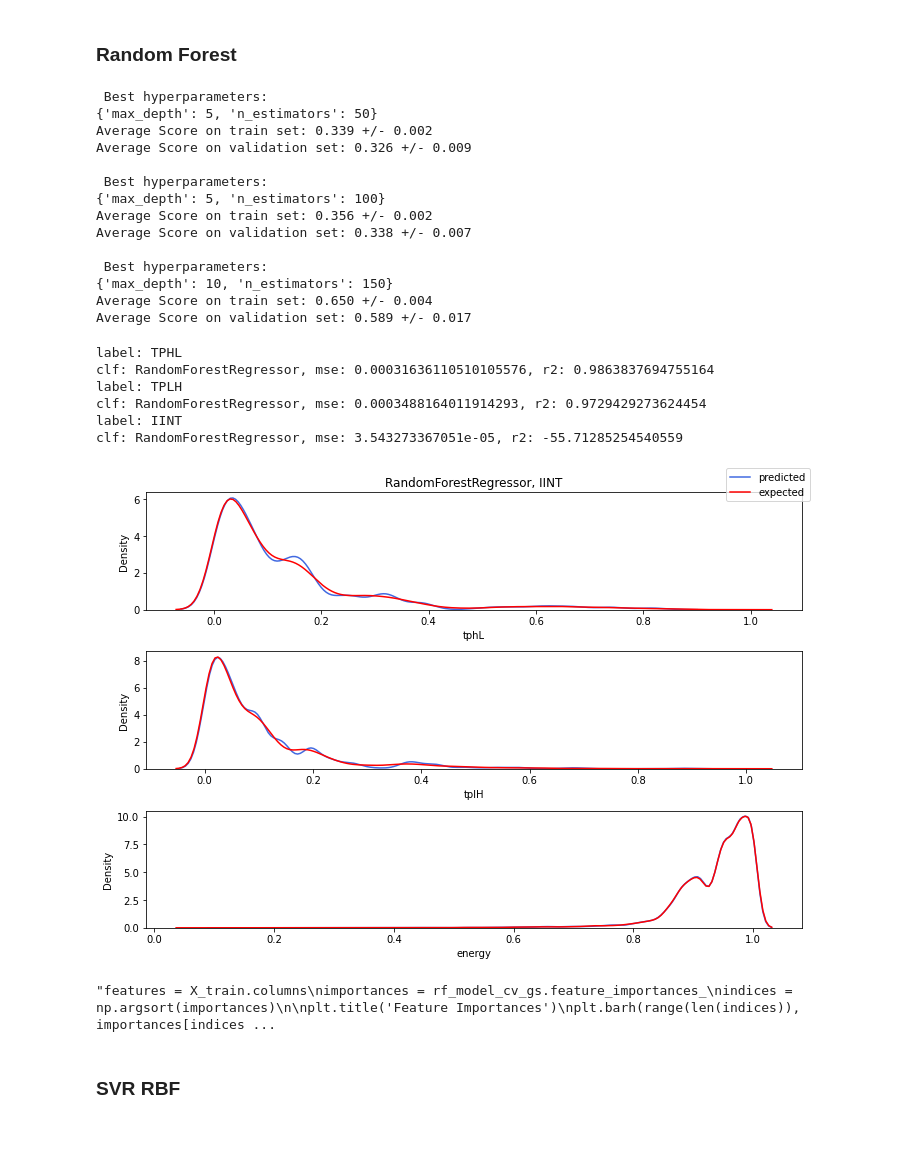
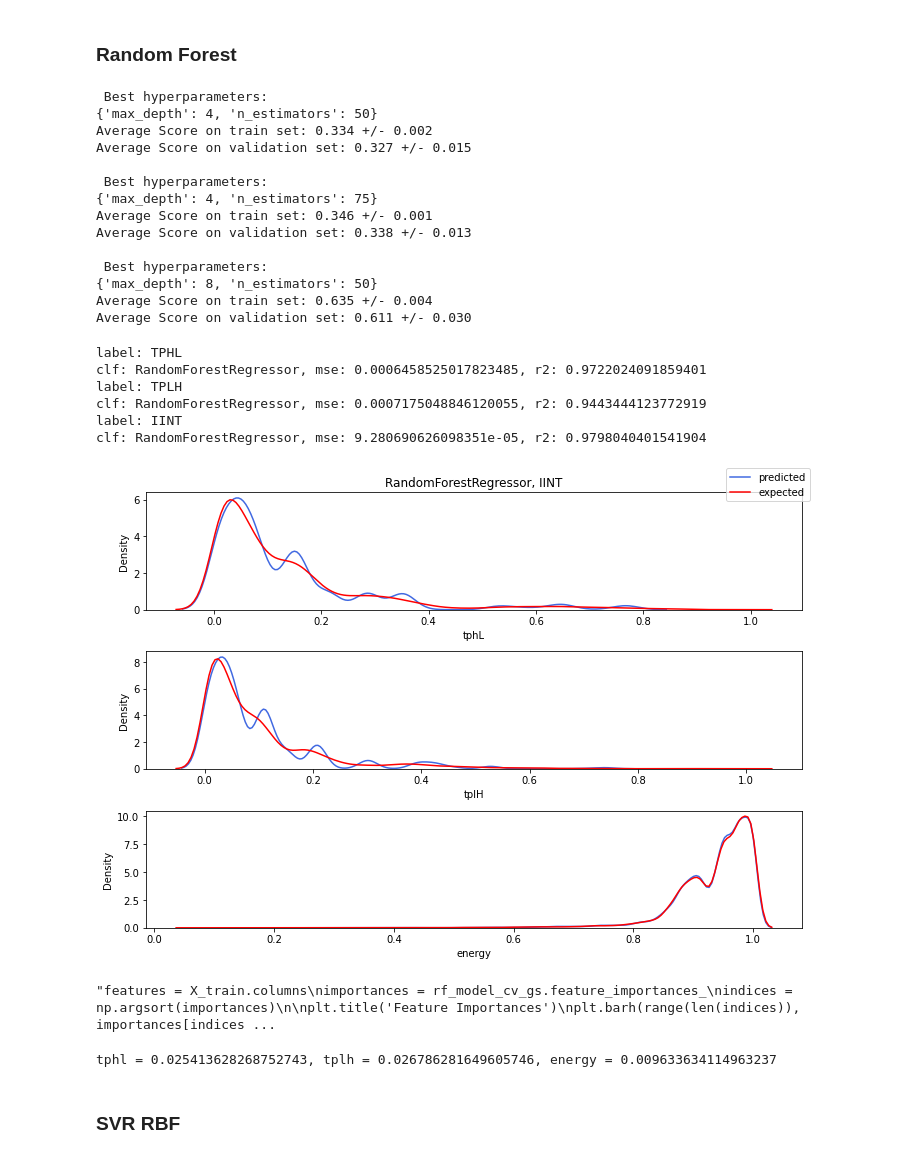
Before and after one commit to GabriellJacinto/Electrical-Behaviour-Prediction, a Jupyter notebook: FINFET/7nm/NOT/Models/sim1/NOT_Advanced_Algorithms.ipynb, the cells around one changed output. Cells and saved outputs as stored; diff of their text form; code cells hidden in the pictures.

```diff
--- a/FINFET/7nm/NOT/Models/sim1/NOT_Advanced_Algorithms.ipynb
+++ b/FINFET/7nm/NOT/Models/sim1/NOT_Advanced_Algorithms.ipynb
@@ -1054,15 +1054,15 @@ DecisionTreeRegressor: 0.00007 secs
 # %% [markdown]
 ### Random Forest
 # %%
-params = {'n_estimators': [5, 25, 50, 100, 150],
-          'max_depth': [1, 5, 10, 25, 50]}
+params = {'n_estimators': [30, 40, 50, 70, 75],
+          'max_depth': [3, 4, 5, 6, 7, 8]}
           #'max_features': [2, 5, 7],
           #'min_samples_split': [2, 8, 15, 30],}
 
 RF_model_cv_gs = RandomForestRegressor(random_state=seed)
 
 # criando o objeto do grid search com GridSearchCV
-grid_search = GridSearchCV(RF_model_cv_gs, param_grid=params, return_train_score=True) # valor padrão para quebras é 3
+grid_search = GridSearchCV(RF_model_cv_gs, param_grid=params, return_train_score=True, cv=10) # valor padrão para quebras é 3
 
 #### TPHL ####
 grid_search.fit(Xtr, ytr.tphL)
@@ -1114,19 +1114,19 @@ logging.info("Average Score on validation set: {:.3f} +/- {:.3f}".format(RF_cv_r
                                                                      RF_cv_results_iint[RF_cv_results_iint.rank_test_score == 1].std_test_score.values[0]))
 # %% [output]
  Best hyperparameters:
-{'max_depth': 5, 'n_estimators': 50}
-Average Score on train set: 0.339 +/- 0.002
-Average Score on validation set: 0.326 +/- 0.009
+{'max_depth': 4, 'n_estimators': 50}
+Average Score on train set: 0.334 +/- 0.002
+Average Score on validation set: 0.327 +/- 0.015
 
  Best hyperparameters:
-{'max_depth': 5, 'n_estimators': 100}
-Average Score on train set: 0.356 +/- 0.002
-Average Score on validation set: 0.338 +/- 0.007
+{'max_depth': 4, 'n_estimators': 75}
+Average Score on train set: 0.346 +/- 0.001
+Average Score on validation set: 0.338 +/- 0.013
 
  Best hyperparameters:
-{'max_depth': 10, 'n_estimators': 150}
-Average Score on train set: 0.650 +/- 0.004
-Average Score on validation set: 0.589 +/- 0.017
+{'max_depth': 8, 'n_estimators': 50}
+Average Score on train set: 0.635 +/- 0.004
+Average Score on validation set: 0.611 +/- 0.030
 # %%
 RF_cv_results_TPHL.to_csv(results_dir + 'RF_tphL_HyperParameters.csv')
 # %%
@@ -1144,7 +1144,7 @@ logging.info('\nlabel: TPHL')
 for idx,clf in enumerate(clfs):
     i = idx
     clf.set_params(n_estimators = 50,
-                   max_depth = 5)
+                   max_depth = 4)
     clf = clf.fit(X_train, y_train.tphL)
     ypred = clf.predict(X_val)
     mse = mean_squared_error(y_val.tphL, ypred)
@@ -1161,8 +1161,8 @@ logging.info('\nlabel: TPLH')
 print('label: TPLH')
 for idx,clf in enumerate(clfs):
     i = idx
-    clf.set_params(n_estimators = 100,
-                   max_depth = 5)
+    clf.set_params(n_estimators = 75,
+                   max_depth = 4)
     clf = clf.fit(X_train, y_train.tplH)
     ypred = clf.predict(X_val)
     mse = mean_squared_error(y_val.tplH, ypred)
@@ -1179,44 +1179,45 @@ logging.info('\nlabel: IINT')
 print('label: IINT')
 for idx,clf in enumerate(clfs):
     i = idx
-    clf.set_params(n_estimators = 150,
-                   max_depth = 10)
+    clf.set_params(n_estimators = 50,
+                   max_depth = 8)
     clf = clf.fit(X_train, y_train.energy)
+
     ypred = clf.predict(X_val)
     mse = mean_squared_error(y_val.energy, ypred)
-    r2 = r2_score(y_val.tplH, ypred)
+    r2 = r2_score(y_val.energy, ypred)
     print(f'clf: {clf.__class__.__name__}, mse: {mse}, r2: {r2}')
     logging.info(f'clf: {clf.__class__.__name__}, mse: {mse}, r2: {r2}')
 
     sns.kdeplot(data=ypred, label = 'predicted', ax = ax[2],color = 'royalblue')
     sns.kdeplot(data=y_val.energy, label = 'true', ax = ax[2], color = 'red')
     ax[i].set_title(f'{clf.__class__.__name__}, IINT')
 
 plt.tight_layout()
 fig.legend(labels=["predicted", "expected"])
-plt.savefig(results_dir + 'RF_all_best_hyperparams_inverter.pdf')
+#plt.savefig(results_dir + 'RF_all_best_hyperparams_inverter.pdf')
 plt.show()
 
 
 """Bizarro, o TPHL roda melhor se botar o max-depth como 10 e não 5 o cv mostrou"""
 
 
 
 """features = X_train.columns
 importances = rf_model_cv_gs.feature_importances_
 indices = np.argsort(importances)
 
 plt.title('Feature Importances')
 plt.barh(range(len(indices)), importances[indices], color='b', align='center')
 plt.yticks(range(len(indices)), [features[i] for i in indices])
 plt.xlabel('Relative Importance')
 plt.show()"""
 # %% [output]
 label: TPHL
-clf: RandomForestRegressor, mse: 0.00031636110510105576, r2: 0.9863837694755164
+clf: RandomForestRegressor, mse: 0.0006458525017823485, r2: 0.9722024091859401
 label: TPLH
-clf: RandomForestRegressor, mse: 0.0003488164011914293, r2: 0.9729429273624454
+clf: RandomForestRegressor, mse: 0.0007175048846120055, r2: 0.9443444123772919
 label: IINT
-clf: RandomForestRegressor, mse: 3.543273367051e-05, r2: -55.71285254540559
+clf: RandomForestRegressor, mse: 9.280690626098351e-05, r2: 0.9798040401541904
-[figure, old version]
+[figure, new version]
 "features = X_train.columns\nimportances = rf_model_cv_gs.feature_importances_\nindices = np.argsort(importances)\n\nplt.title('Feature Importances')\nplt.barh(range(len(indices)), importances[indices ...
@@ -1223,3 +1287,9 @@ clf: RandomForestRegressor, mse: 3.543273367051e-05, r2: -55.71285254540559
+# %%
+from math import sqrt
+
+print(f"tphl = {sqrt(0.0006458525017823485)}, tplh = {sqrt(0.0007175048846120055)}, energy = {sqrt(9.280690626098351e-05)}")
+# %% [output]
+tphl = 0.025413628268752743, tplh = 0.026786281649605746, energy = 0.009633634114963237
 # %% [markdown]
 ### SVR RBF
 # %%
```
Also changed, not shown: parts of 6 cells of this notebook, 14 other files.
